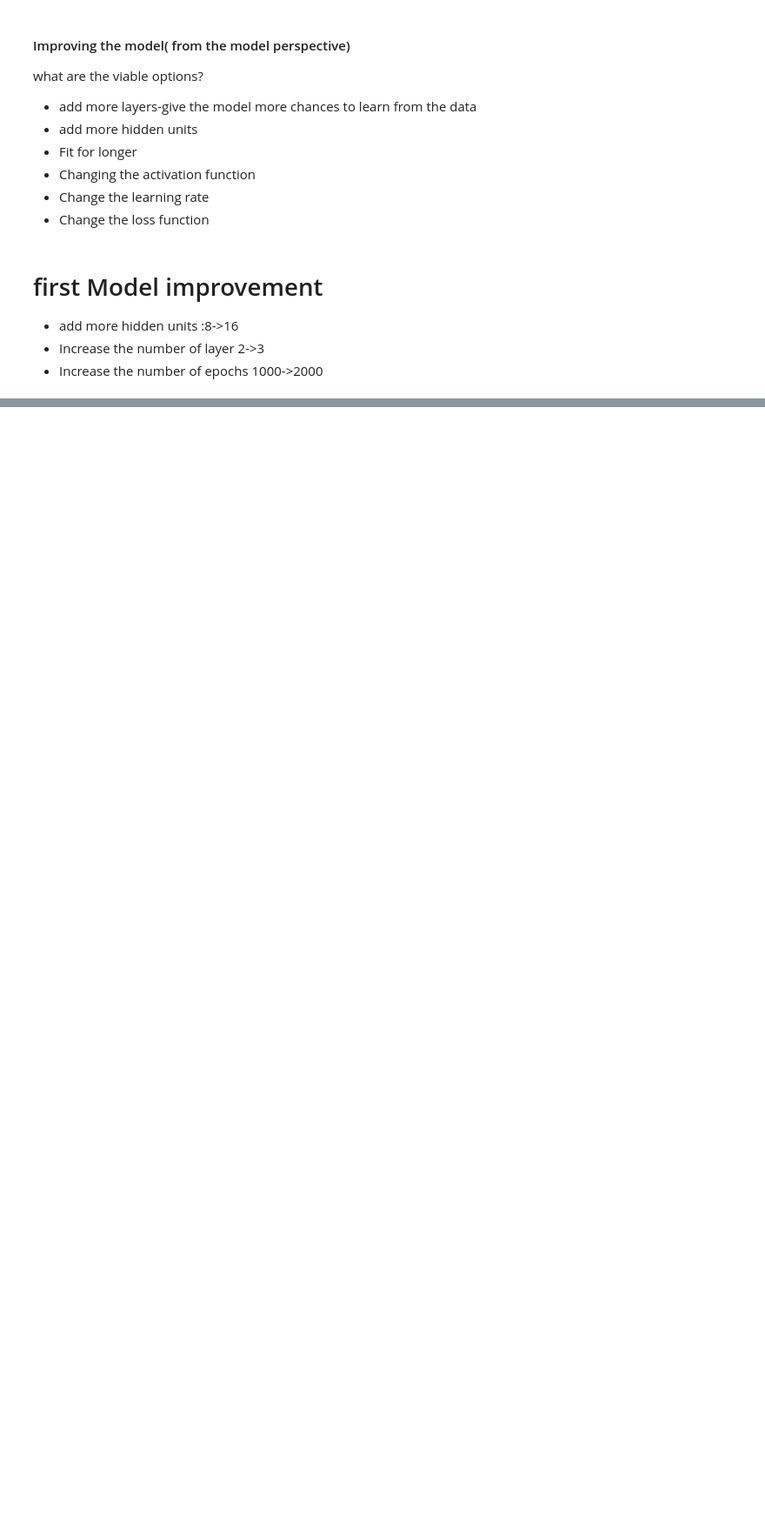
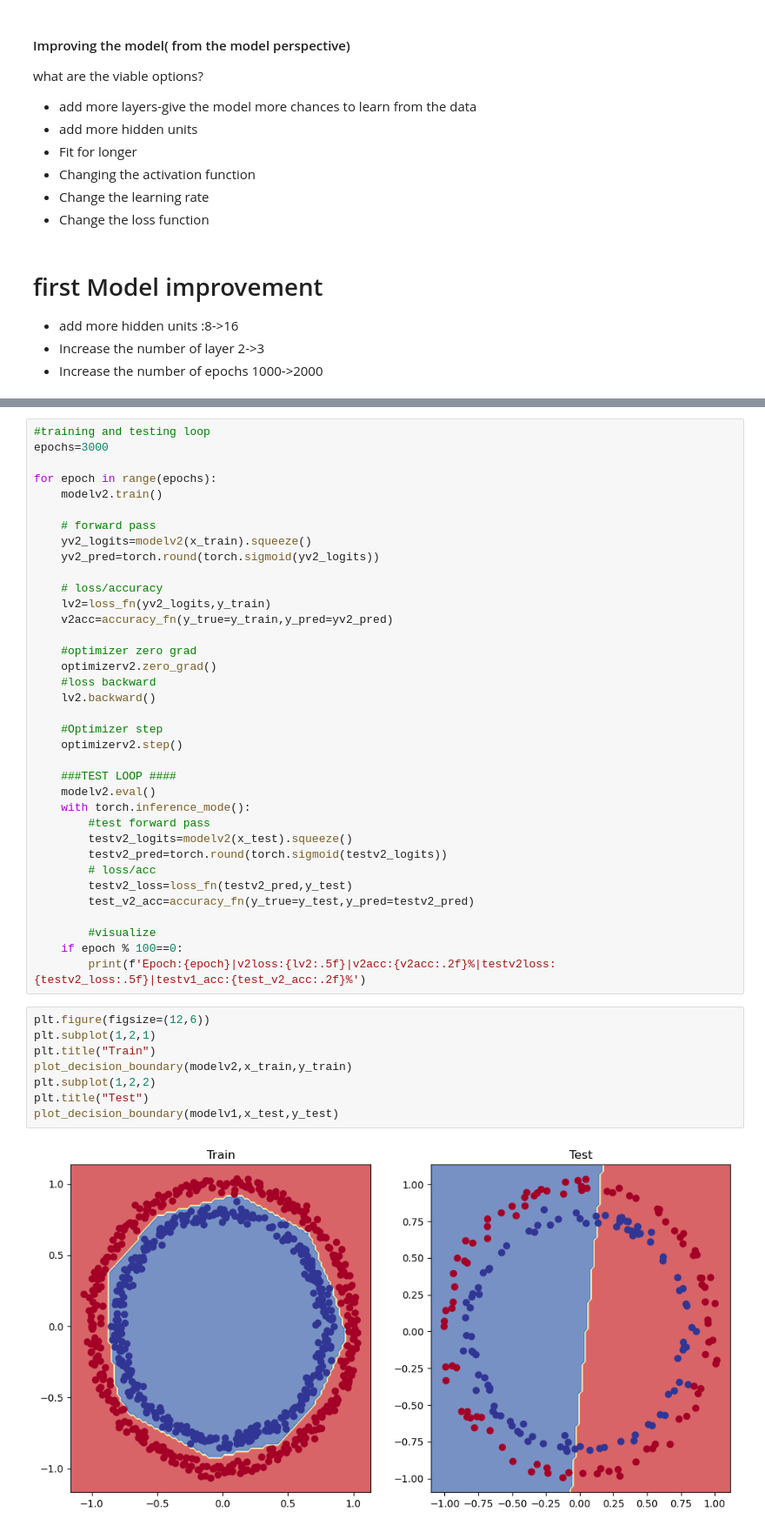
Before and after one commit to YalleyKojo/torch, a Jupyter notebook: ml classification with pytorch.ipynb, the cells around one changed output, grey strips where cells are left out. Shown: that part at 87% size. Cells and saved outputs as stored; diff of their text form; blank space fills up the shorter version.

```diff
--- a/ml classification with pytorch.ipynb
+++ b/ml classification with pytorch.ipynb
@@ -325,0 +373,46 @@ for epoch in range(epochsv1):
+# %%
+#training and testing loop
+epochs=3000
+
+for epoch in range(epochs):
+    modelv2.train()
+
+    # forward pass
+    yv2_logits=modelv2(x_train).squeeze()
+    yv2_pred=torch.round(torch.sigmoid(yv2_logits))
+
+    # loss/accuracy
+    lv2=loss_fn(yv2_logits,y_train)
+    v2acc=accuracy_fn(y_true=y_train,y_pred=yv2_pred)
+
+    #optimizer zero grad
+    optimizerv2.zero_grad()
+    #loss backward
+    lv2.backward()
+
+    #Optimizer step
+    optimizerv2.step()
+
+    ###TEST LOOP ####
+    modelv2.eval()
+    with torch.inference_mode():
+        #test forward pass
+        testv2_logits=modelv2(x_test).squeeze()
+        testv2_pred=torch.round(torch.sigmoid(testv2_logits))
+        # loss/acc
+        testv2_loss=loss_fn(testv2_pred,y_test)
+        test_v2_acc=accuracy_fn(y_true=y_test,y_pred=testv2_pred)
+
+        #visualize
+    if epoch % 100==0:
+        print(f'Epoch:{epoch}|v2loss:{lv2:.5f}|v2acc:{v2acc:.2f}%|testv2loss:{testv2_loss:.5f}|testv1_acc:{test_v2_acc:.2f}%')
+# %%
+plt.figure(figsize=(12,6))
+plt.subplot(1,2,1)
+plt.title("Train")
+plot_decision_boundary(modelv2,x_train,y_train)
+plt.subplot(1,2,2)
+plt.title("Test")
+plot_decision_boundary(modelv1,x_test,y_test)
+# %% [output]
+[figure, added]
```
Also changed, not shown: parts of 14 cells of this notebook.
